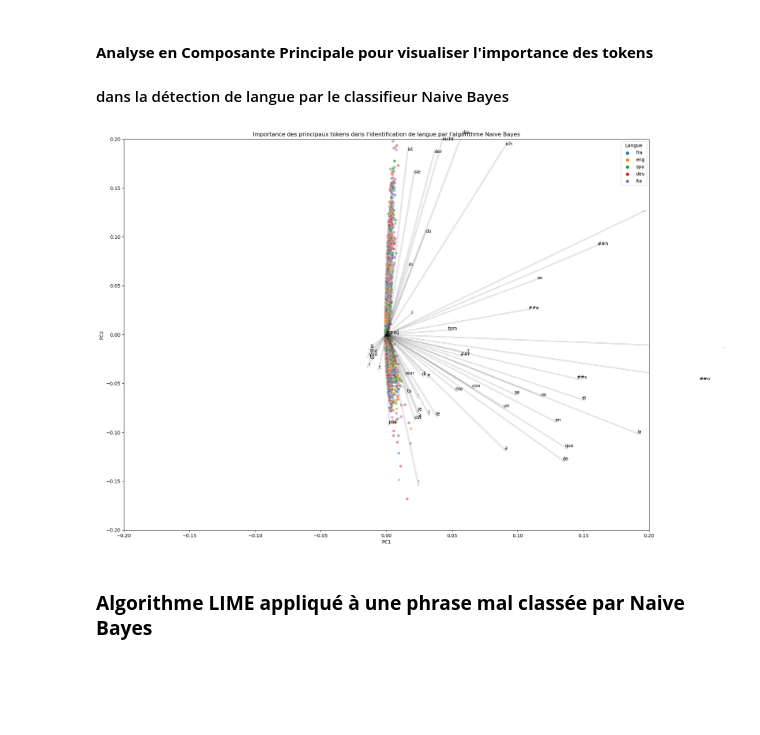
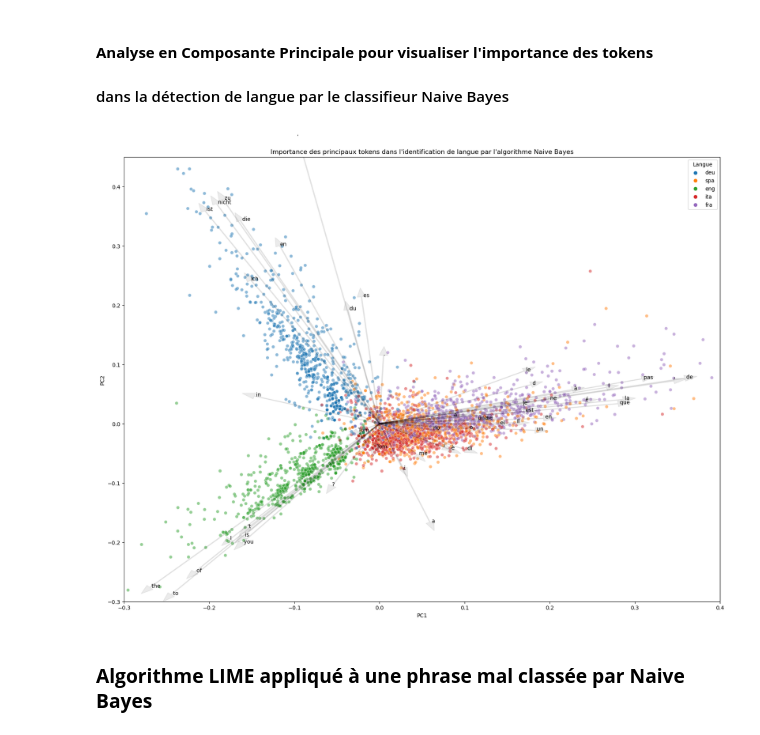
Before and after one commit to DataScientest-Studio/AVR23_CDS_Reco_vocale, a Jupyter notebook: notebooks/Detection de langue avec BERT ou Tiktoken rev1.ipynb, the cells around one changed output. Saved outputs shown, nothing was run; the diff lists cells and outputs as text; code cells hidden in the pictures; blank space fills up the shorter version.

```diff
--- a/notebooks/Detection de langue avec BERT ou Tiktoken rev1.ipynb
+++ b/notebooks/Detection de langue avec BERT ou Tiktoken rev1.ipynb
@@ -250,10 +252,12 @@ import seaborn as sns
 from IPython.display import display
 %matplotlib inline
 
-# max_lines = 35000
-# max_cols = 20000
-# [ligne[:max_cols] for ligne in X_train[:max_lines]]
-pd_X_train = pd.DataFrame(data=X_train, columns = decoded_keys)
+max_lines = 5000
+max_cols = 100
+X = [ligne[:max_cols] for ligne in X_train[:max_lines]]
+pd_X_train = pd.DataFrame(data=X, columns = decoded_keys[:max_cols])
+# pd_X_train = pd.DataFrame(data=X_train, columns = decoded_keys)
+
 n = pd_X_train.shape[1]
 
 pca = PCA(n_components=2)
@@ -261,37 +265,37 @@ pca = PCA(n_components=2)
 scaler = StandardScaler()
 X_train_scaled = scaler.fit_transform(pd_X_train)
 
 X_new = pca.fit_transform(X_train_scaled)
 
 coeff = pca.components_.transpose()
 
 xs = X_new[:, 0]
 ys = X_new[:, 1]
 scalex = 1.0/(xs.max() - xs.min())
 scaley = 1.0/(ys.max() - ys.min())
 
 
 principalDf = pd.DataFrame({'PC1': xs*scalex, 'PC2': ys * scaley})
 
 y_train_pred = clf_nb.predict(X_train)
 finalDF = pd.concat([principalDf, pd.Series(
     y_train_pred, name='Langue')], axis=1)
 
 
 plt.figure(figsize=(20, 15))
 
 sns.scatterplot(x='PC1', y='PC2', hue='Langue', data=finalDF, alpha=0.5)
 
 for i in range(min(n,50)):
     plt.arrow(0, 0, coeff[i, 0]*1.5, coeff[i, 1]*1.5,
-              color='k', alpha=0.08, head_width=0.002, )
+              color='k', alpha=0.08, head_width=0.01, )
     plt.text(coeff[i, 0]*1.5, coeff[i, 1] * 1.5, pd_X_train.columns[i], color='k')
 
 plt.title("Importance des principaux tokens dans l'identification de langue par l'algorithme Naive Bayes")
-plt.xlim(-0.2, 0.2);
-plt.ylim(-0.2, 0.2);
+plt.xlim(-0.3, 0.4);
+plt.ylim(-0.3, 0.45);
 # %% [output]
-[figure, old version]
+[figure, new version]
 # %% [markdown]
 ### **Algorithme LIME appliqué à une phrase mal classée par Naive Bayes**
 # %%
```
Also changed, not shown: parts of 7 cells of this notebook.
